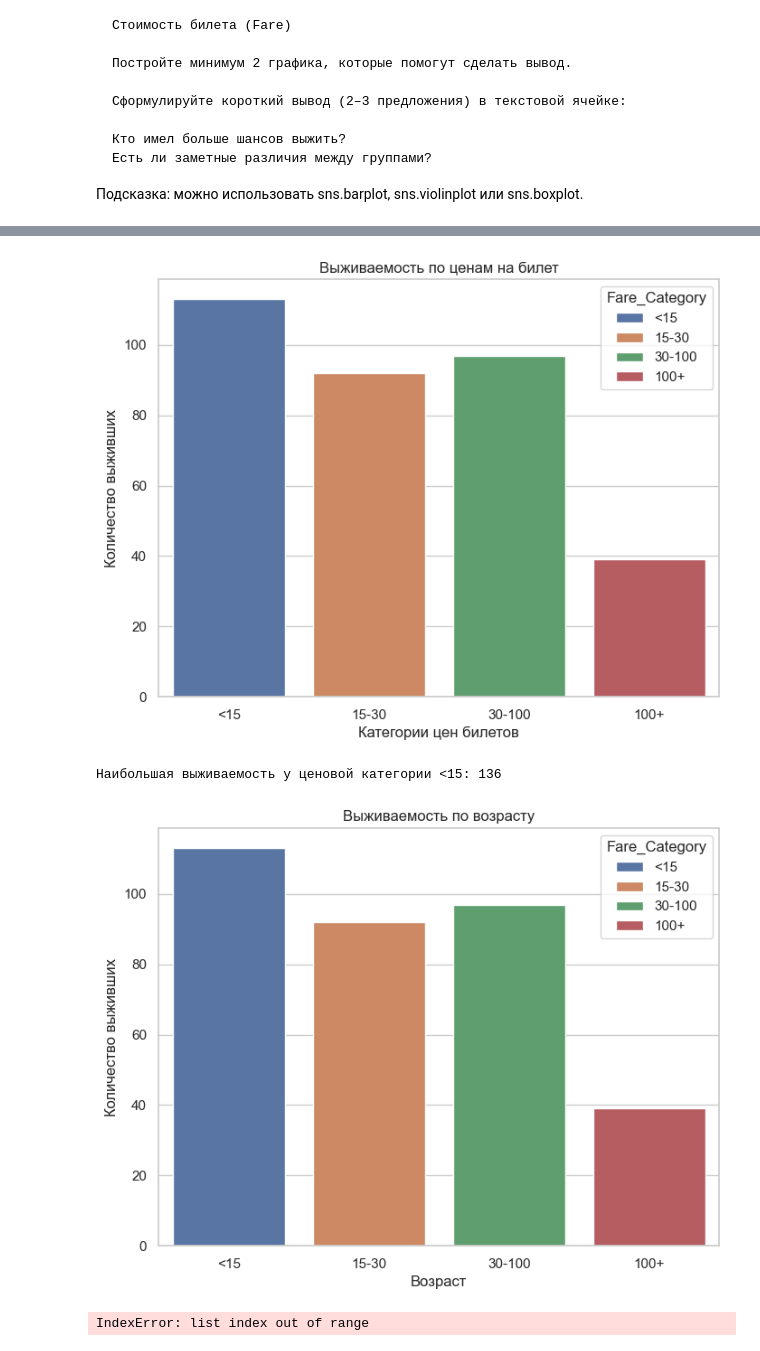
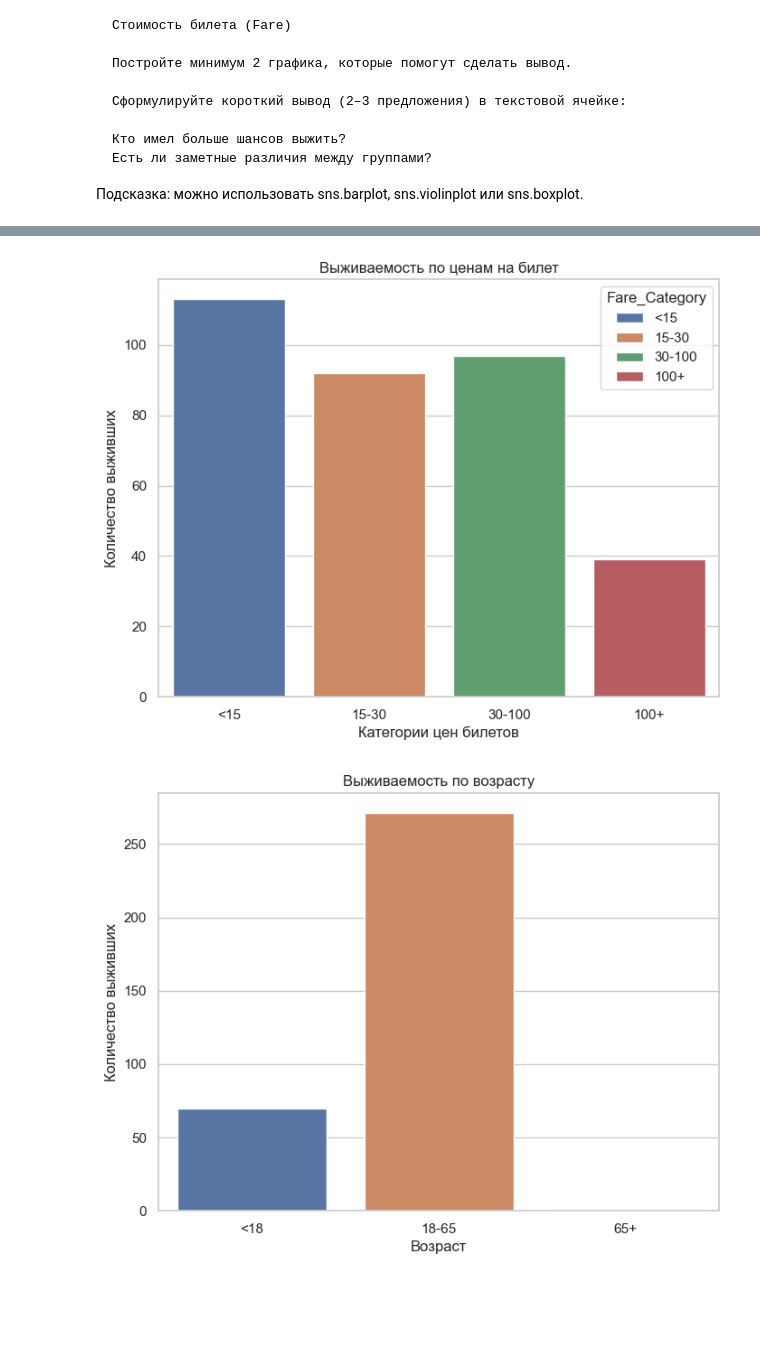
Before and after one commit to StepanPro999636/bool_bool, a Jupyter notebook: homework/homework_lesson3_Lazarenko_Stephan.ipynb, the cells around one changed output, grey strips where cells are left out. Saved outputs shown, nothing was run; the diff lists cells and outputs as text; code cells hidden in the pictures; blank space fills up the shorter version.

```diff
--- a/homework/homework_lesson3_Lazarenko_Stephan.ipynb
+++ b/homework/homework_lesson3_Lazarenko_Stephan.ipynb
@@ -192,38 +198,18 @@ plt.ylabel("Количество выживших")
 plt.xlabel("Категории цен билетов")
 sns.barplot(x='Fare_Category', y='Survived', data=tit, errorbar=None, estimator=sum, hue="Fare_Category")
 plt.show()
-maxlst1 = []
-for i in range(1,len(['<15', '15-30', '30-100', '100+'])):
-    maxlst1.append(tit.groupby('Fare_Category')['Survived'].sum()[i])
-spis1 = [
-    fare
-    for fare, count1 in tit.groupby('Fare')['Survived'].sum().to_dict().items()
-    if count1 == max(maxlst1)
-]
-print(f"Наибольшая выживаемость у ценовой категории {['<15', '15-30', '30-100', '100+'][spis[0]-1]}: {max(maxlst)}")
 # %% [output]
 [figure]
-Наибольшая выживаемость у ценовой категории <15: 136
 # %%
-# создаём 4 категорий цен
-tit['Age_Category'] = pd.cut(tit['Age'], bins=[0, 18, 65, 513], labels=['<18', '18-65', '65+'])
+# создаём 3 категорий возрастов
+tit['Age_Category'] = pd.cut(tit['Age'], bins=[0, 18, 65, 999], labels=['<18', '18-65', '65+'])
 
 plt.figure(figsize=[8, 6])
 plt.title("Выживаемость по возрасту")
 plt.ylabel("Количество выживших")
 plt.xlabel("Возраст")
-sns.barplot(x='Fare_Category', y='Survived', data=tit, errorbar=None, estimator=sum, hue="Fare_Category")
+sns.barplot(x='Age_Category', y='Survived', data=tit, errorbar=None, estimator=sum, hue="Age_Category")
 plt.show()
-maxlst2 = []
-for i in range(1,len(['<18', '18-65', '65+'])):
-    maxlst2.append(tit.groupby('Age_Category')['Survived'].sum()[i])
-spis2 = [
-    age
-    for age, count2 in tit.groupby('Age')['Survived'].sum().to_dict().items()
-    if count2 == max(maxlst2)
-]
-print(f"Наибольшая выживаемость у возрастной категории {['<18', '18-65', '65+'][spis2[0]]}: {max(maxlst2)}")
 # %% [output]
-[figure, old version]
+[figure, new version]
-IndexError: list index out of range
 # %% [markdown]
```
Also changed, not shown: parts of 4 cells of this notebook.
